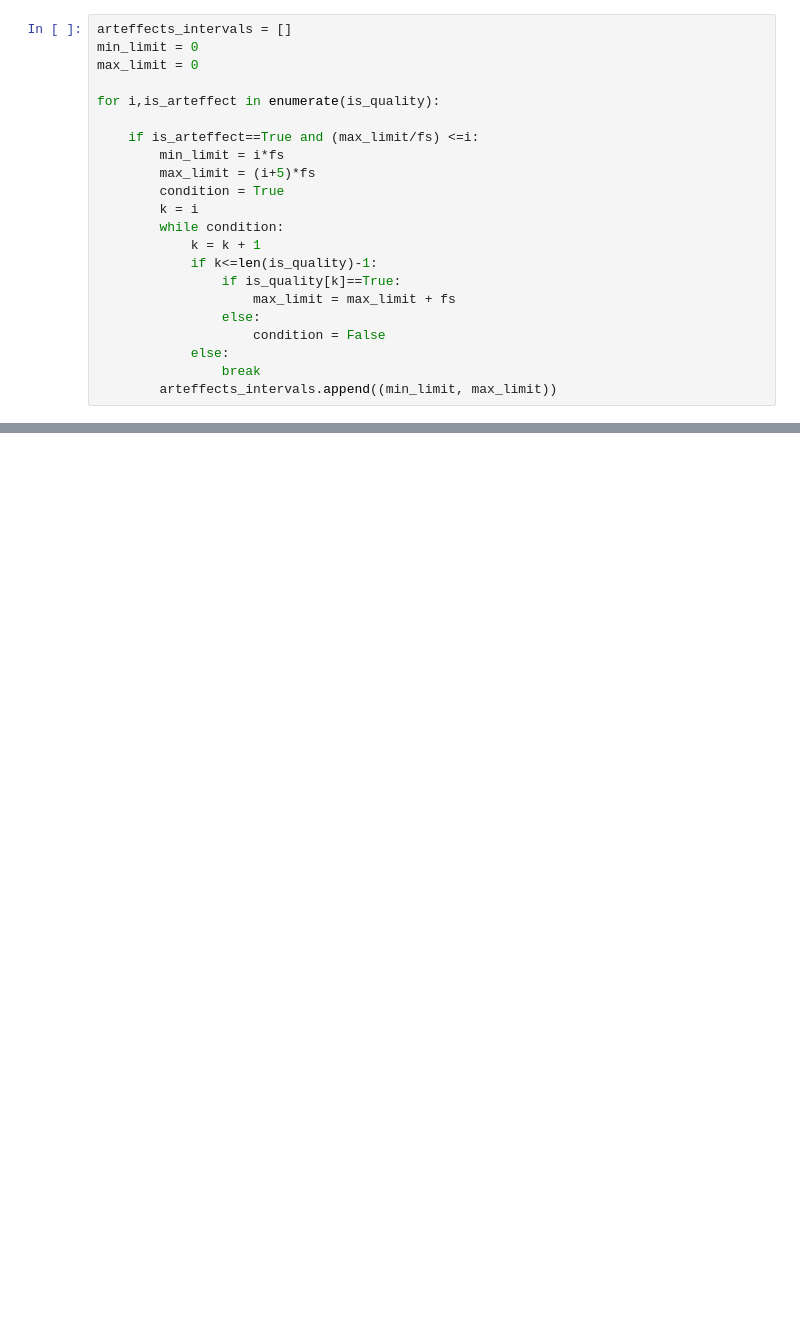
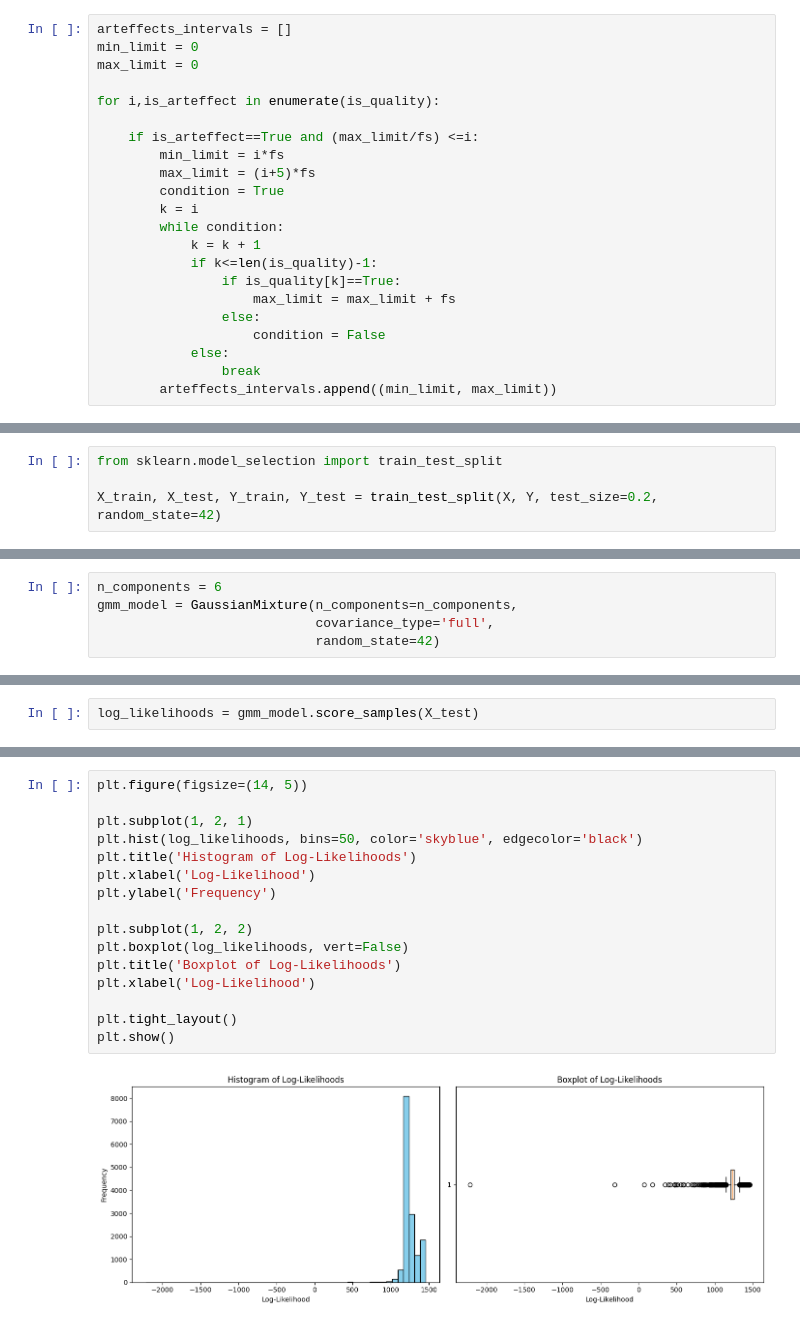
Before and after one commit to SadaruwanSRI/Forecasting-for-anomaly-detection-on-ECG, a Jupyter notebook: EDA3.ipynb, the cells around one changed output, grey strips where cells are left out. Cells and saved outputs as stored; diff of their text form; blank space fills up the shorter version.

```diff
--- a/EDA3.ipynb
+++ b/EDA3.ipynb
@@ -132,0 +172,4 @@ plt.show()
+# %%
+from sklearn.model_selection import train_test_split
+
+X_train, X_test, Y_train, Y_test = train_test_split(X, Y, test_size=0.2, random_state=42)
@@ -132,0 +180,5 @@ plt.show()
+# %%
+n_components = 6
+gmm_model = GaussianMixture(n_components=n_components,
+                            covariance_type='full',
+                            random_state=42)
@@ -132,0 +193,2 @@ plt.show()
+# %%
+log_likelihoods = gmm_model.score_samples(X_test)
@@ -132,0 +205,18 @@ plt.show()
+# %%
+plt.figure(figsize=(14, 5))
+
+plt.subplot(1, 2, 1)
+plt.hist(log_likelihoods, bins=50, color='skyblue', edgecolor='black')
+plt.title('Histogram of Log-Likelihoods')
+plt.xlabel('Log-Likelihood')
+plt.ylabel('Frequency')
+
+plt.subplot(1, 2, 2)
+plt.boxplot(log_likelihoods, vert=False)
+plt.title('Boxplot of Log-Likelihoods')
+plt.xlabel('Log-Likelihood')
+
+plt.tight_layout()
+plt.show()
+# %% [output]
+[figure, added]
```
Also changed, not shown: parts of 17 cells of this notebook.
